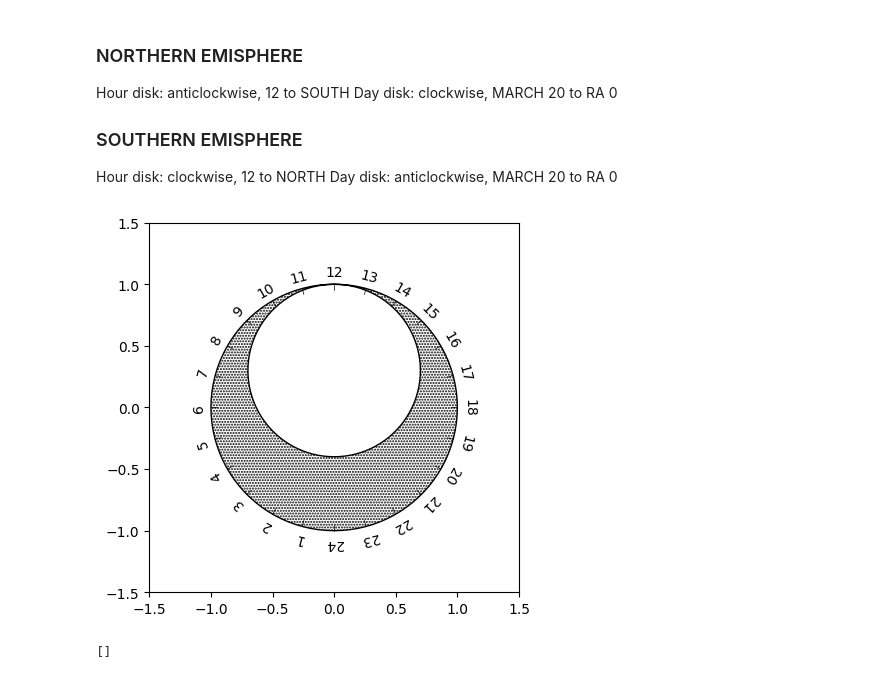
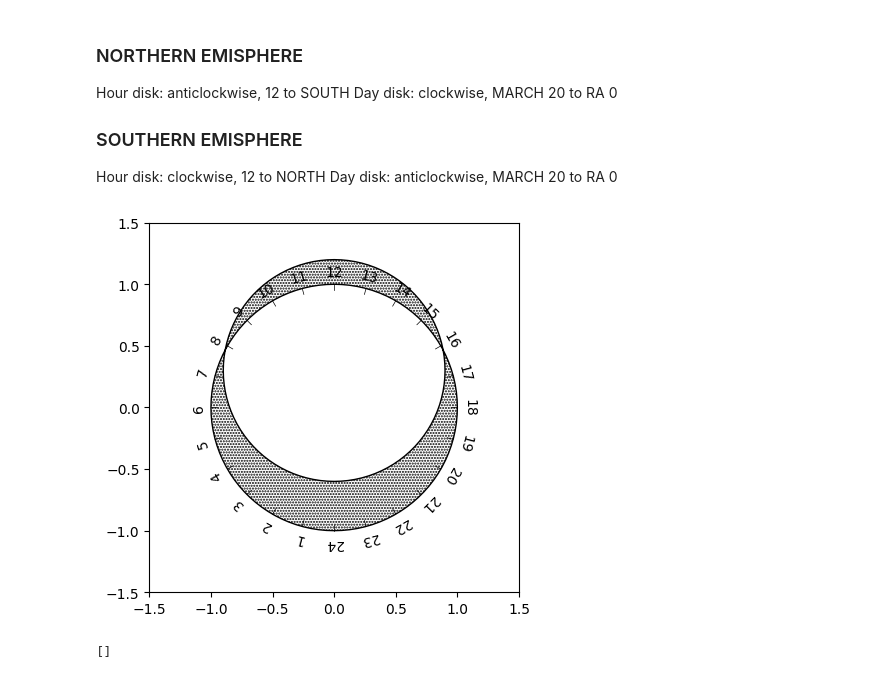
Before and after one commit to Giacomo-Menegatti/HARey_constellations_cards, a Jupyter notebook: astrolabe.ipynb, the cells around one changed output. Saved outputs shown, nothing was run; the diff lists cells and outputs as text; code cells hidden in the pictures.

```diff
--- a/astrolabe.ipynb
+++ b/astrolabe.ipynb
@@ -31,35 +35,35 @@ codes = []
 
 # f flips the plot left and right, depending on the hemisphere
 HEMISPHERE = 'S'
 f = 1 if HEMISPHERE == 'N' else -1
 
 # Outer circle points
 circle = np.array((np.sin(a), np.cos(a))).transpose()
 vertices.extend(circle)
 codes.extend([Path.MOVETO] + [Path.LINETO]*(circle.shape[0]-2) + [Path.CLOSEPOLY])
 
 # The internal circle is made anticlockwise to create the empty shape
-cutout = np.array((0.7*np.sin(-a), 0.3+ 0.7*np.cos(-a))).transpose()
+cutout = np.array((0.9*np.sin(-a), 0.3+ 0.9*np.cos(-a))).transpose()
 vertices.extend(cutout)
 codes.extend([Path.MOVETO] + [Path.LINETO]*(cutout.shape[0]-2) + [Path.CLOSEPOLY])
 
 # Join the two paths into a patch
 mask = Path(vertices, codes)
 mask = PathPatch(mask, hatch='......', fill=None)
 
 fig, ax = plt.subplots(nrows=1, ncols=1)
 # Add the hours marker
 for i in range(1,25):
     a = f*i/12*np.pi
     ax.plot((1*np.sin(a),0.95*np.sin(a)), (1*np.cos(a),0.95*np.cos(a)), c='k', lw=0.5)
     ax.text(1.1*np.sin(a), -1.1*np.cos(a), f'{i}', rotation = 180 + f*i*15, ha='center', va='center', rotation_mode='anchor')
 ax.add_patch(mask)
 ax.set_xlim(-1.5,1.5)
 ax.set_ylim(-1.5,1.5)
 ax.set_aspect('equal')
 plt.show()
 # %% [output]
-[figure, old version]
+[figure, new version]
 # %%
 from datetime import datetime
 from calendar import monthrange
```
Also changed, not shown: parts of 14 cells of this notebook.
